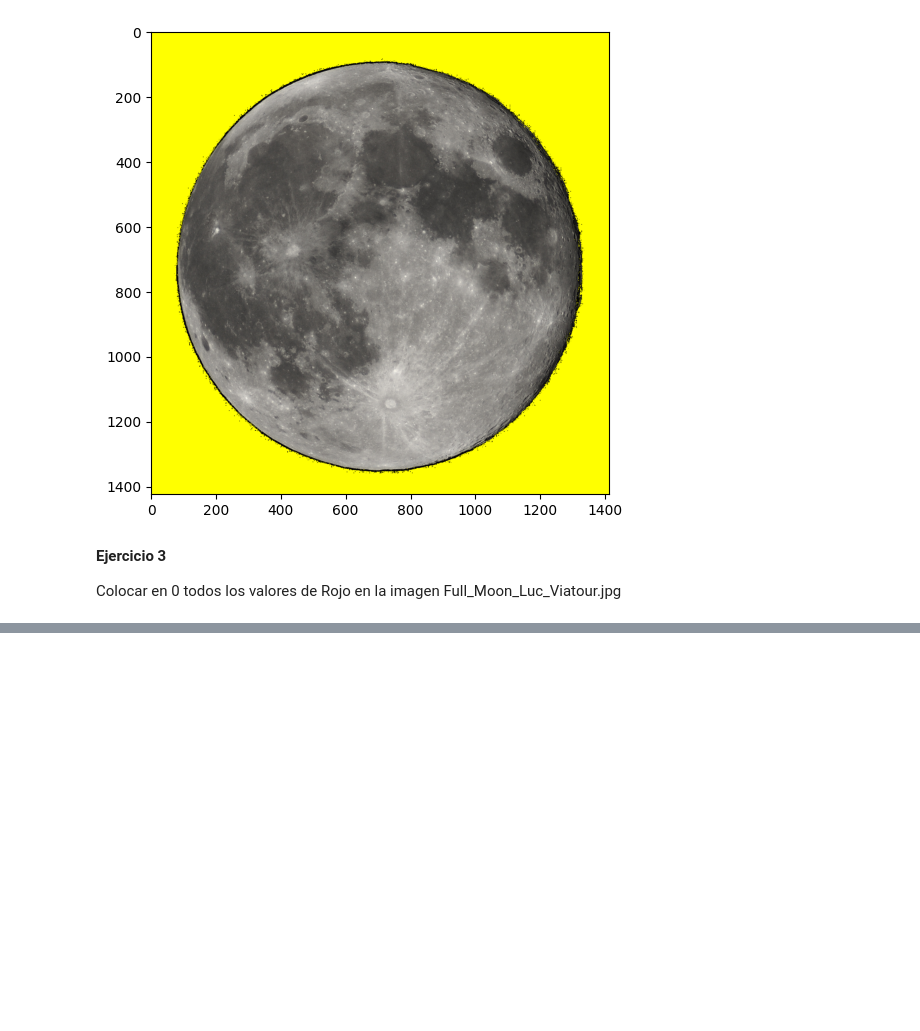
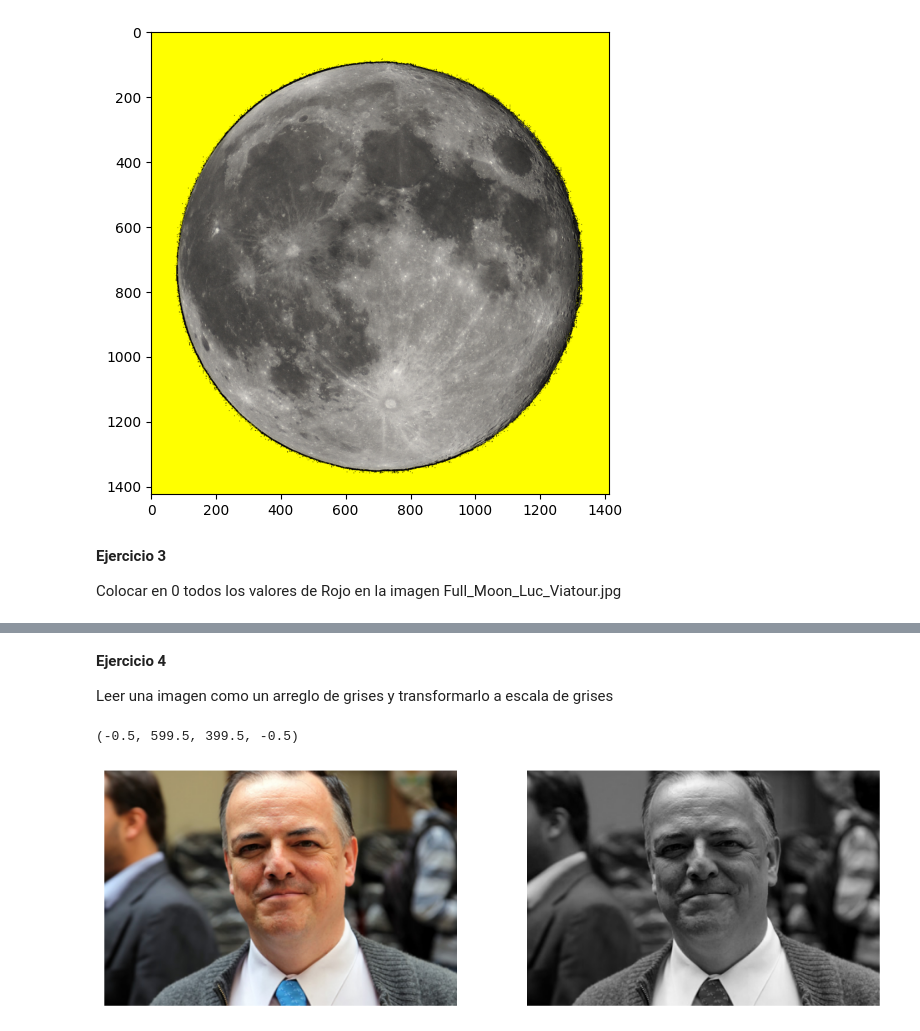
Before and after one commit to yakincc/DataAnalysis_LYCC_UGTO, a Jupyter notebook: Ejercicios/Matplotlib_Ejercicios_LYCC_AD.ipynb, the cells around one changed output, grey strips where cells are left out. Drawn from its saved outputs; the diff is of its cells as text; code cells hidden in the pictures; blank space fills up the shorter version.

Commit message:
Añadidos Ejercicios 3 y 4 a Matplotlib_Ejercicios_LYCC_AD.ipynb

```diff
--- a/Ejercicios/Matplotlib_Ejercicios_LYCC_AD.ipynb
+++ b/Ejercicios/Matplotlib_Ejercicios_LYCC_AD.ipynb
@@ -98,0 +106,32 @@ ax.imshow(im_datos)
+# %% [markdown]
+**Ejercicio 4**
+
+Leer una imagen como un arreglo de grises y transformarlo a escala de grises
+# %%
+#Librerías necesarias para trabajar con la imagen
+import numpy as np
+import matplotlib.pyplot as plt
+from PIL import Image
+
+#Se abre la imagen y se convierte en una matriz de Numpy. También se obtienen las dimensiones de la matriz.
+imagen = Image.open('alejandro-gil-villegas-universidad-guanajuato-ug.jpg')
+im_datos = np.array(imagen)
+x, y, z = im_datos.shape
+
+im_greyscale = np.array(imagen)
+#Se itera sobre cada dimensión de la imagen y se pone a cero el canal cero (rojo)
+for i in range (x):
+    for j in range (y):
+        maximum = im_greyscale[i][j].argmin()
+        for k in range(z):
+            if not k == maximum:
+                im_greyscale[i][j][k] = im_greyscale[i][j][maximum]
+
+fig, (ax1, ax2)= plt.subplots(1, 2, figsize=(12,12))
+ax1.imshow(im_datos)
+ax1.axis(False)
+ax2.imshow(im_greyscale)
+ax2.axis(False)
+# %% [output]
+(-0.5, 599.5, 399.5, -0.5)
+[figure, added]
```
Also changed, not shown: parts of 1 cell of this notebook, 1 other file.
